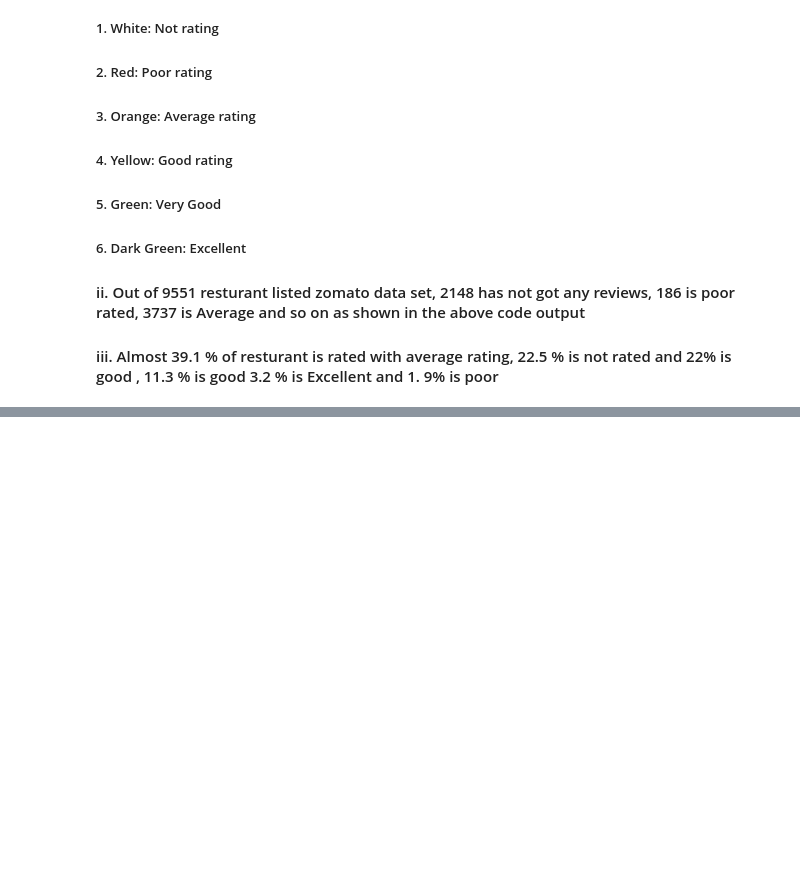
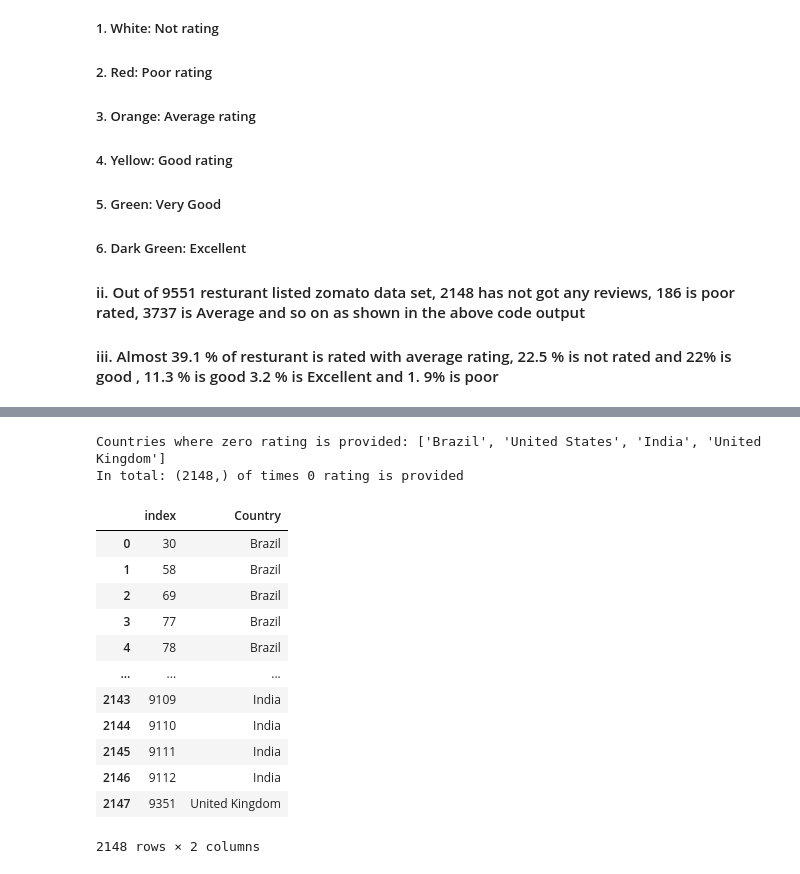
Before and after one commit to karkiayush/zomato_dataset_eda, a Jupyter notebook: analysis.ipynb, the cells around one changed output, grey strips where cells are left out. Drawn from its saved outputs; the diff is of its cells as text; code cells hidden in the pictures; blank space fills up the shorter version.

```diff
--- a/analysis.ipynb
+++ b/analysis.ipynb
@@ -468,0 +478,24 @@ plt.show()
+# %%
+no_rated_country_count = final_df[final_df["Rating text"] == "Not rated"]["Country"]
+print(
+    f"Countries where zero rating is provided: {no_rated_country_count.unique().tolist()}"
+)
+print(f"In total: {no_rated_country_count.shape} of times 0 rating is provided")
+no_rated_country_count = no_rated_country_count.reset_index()
+no_rated_country_count
+# %% [output]
+Countries where zero rating is provided: ['Brazil', 'United States', 'India', 'United Kingdom']
+In total: (2148,) of times 0 rating is provided
+|  | index | Country |
+| 0 | 30 | Brazil |
+| 1 | 58 | Brazil |
+| 2 | 69 | Brazil |
+| 3 | 77 | Brazil |
+| 4 | 78 | Brazil |
+| ... | ... | ... |
+| 2143 | 9109 | India |
+| 2144 | 9110 | India |
+| 2145 | 9111 | India |
+| 2146 | 9112 | India |
+| 2147 | 9351 | United Kingdom |
+2148 rows × 2 columns
```
Also changed, not shown: parts of 7 cells of this notebook.
